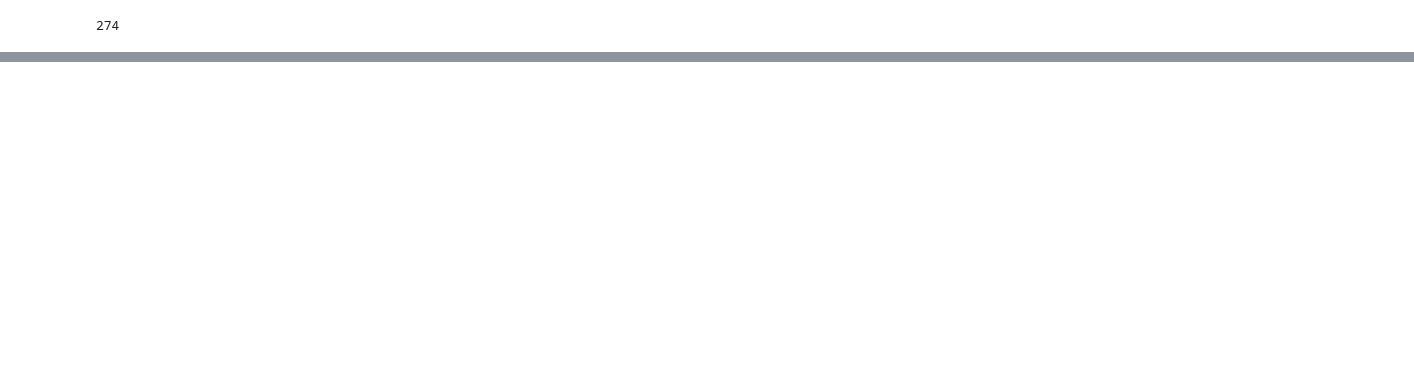
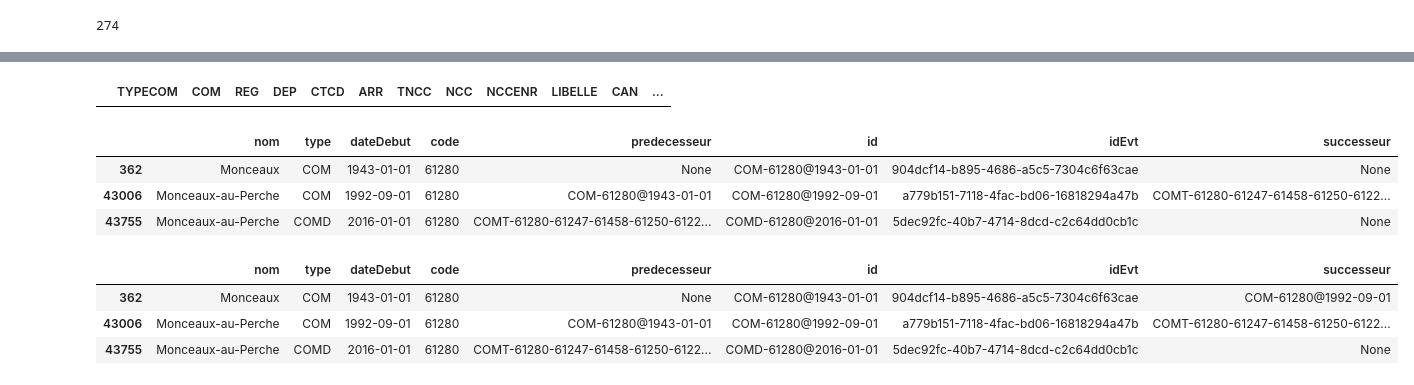
Before and after one commit to geoffreyaldebert/cog-sparql-analysis, a Jupyter notebook: 2_analysis.ipynb, the cells around one changed output, grey strips where cells are left out. Saved outputs shown, nothing was run; the diff lists cells and outputs as text; code cells hidden in the pictures; blank space fills up the shorter version.

```diff
--- a/2_analysis.ipynb
+++ b/2_analysis.ipynb
@@ -231,0 +416,3 @@ dfout.shape[0]
+# %%
+toto = pd.DataFrame(arr)
+toto['successeur'] = ''
@@ -231,0 +491,6 @@ dfout.shape[0]
+# %%
+tutu = pd.DataFrame(arr)
+# %%
+titi = pd.concat([toto,tutu])
+# %%
+titi['successeur'] = titi['successeur'].apply(lambda x: None if x == '' else x)
@@ -231,0 +533,11 @@ dfout.shape[0]
+# %%
+cog[cog['COM'] == '78639']
+# %% [output]
+|  | TYPECOM | COM | REG | DEP | CTCD | ARR | TNCC | NCC | NCCENR | LIBELLE | CAN | ... |
+# %%
+titi[titi['code'] == '61280']
+# %% [output]
+|  | nom | type | dateDebut | code | predecesseur | id | idEvt | successeur |
+| 362 | Monceaux | COM | 1943-01-01 | 61280 | None | COM-61280@1943-01-01 | 904dcf14-b895-4686-a5c5-7304c6f63cae | None |
+| 43006 | Monceaux-au-Perche | COM | 1992-09-01 | 61280 | COM-61280@1943-01-01 | COM-61280@1992-09-01 | a779b151-7118-4fac-bd06-16818294a47b | COMT-61280-61247-61458-61250-6122... |
+| 43755 | Monceaux-au-Perche | COMD | 2016-01-01 | 61280 | COMT-61280-61247-61458-61250-6122... | COMD-61280@2016-01-01 | 5dec92fc-40b7-4714-8dcd-c2c64dd0cb1c | None |
@@ -231,0 +553,7 @@ dfout.shape[0]
+# %%
+titi[titi['code'] == '61280']
+# %% [output]
+|  | nom | type | dateDebut | code | predecesseur | id | idEvt | successeur |
+| 362 | Monceaux | COM | 1943-01-01 | 61280 | None | COM-61280@1943-01-01 | 904dcf14-b895-4686-a5c5-7304c6f63cae | COM-61280@1992-09-01 |
+| 43006 | Monceaux-au-Perche | COM | 1992-09-01 | 61280 | COM-61280@1943-01-01 | COM-61280@1992-09-01 | a779b151-7118-4fac-bd06-16818294a47b | COMT-61280-61247-61458-61250-6122... |
+| 43755 | Monceaux-au-Perche | COMD | 2016-01-01 | 61280 | COMT-61280-61247-61458-61250-6122... | COMD-61280@2016-01-01 | 5dec92fc-40b7-4714-8dcd-c2c64dd0cb1c | None |
```
Also changed, not shown: parts of 33 cells of this notebook, 5 other files.
